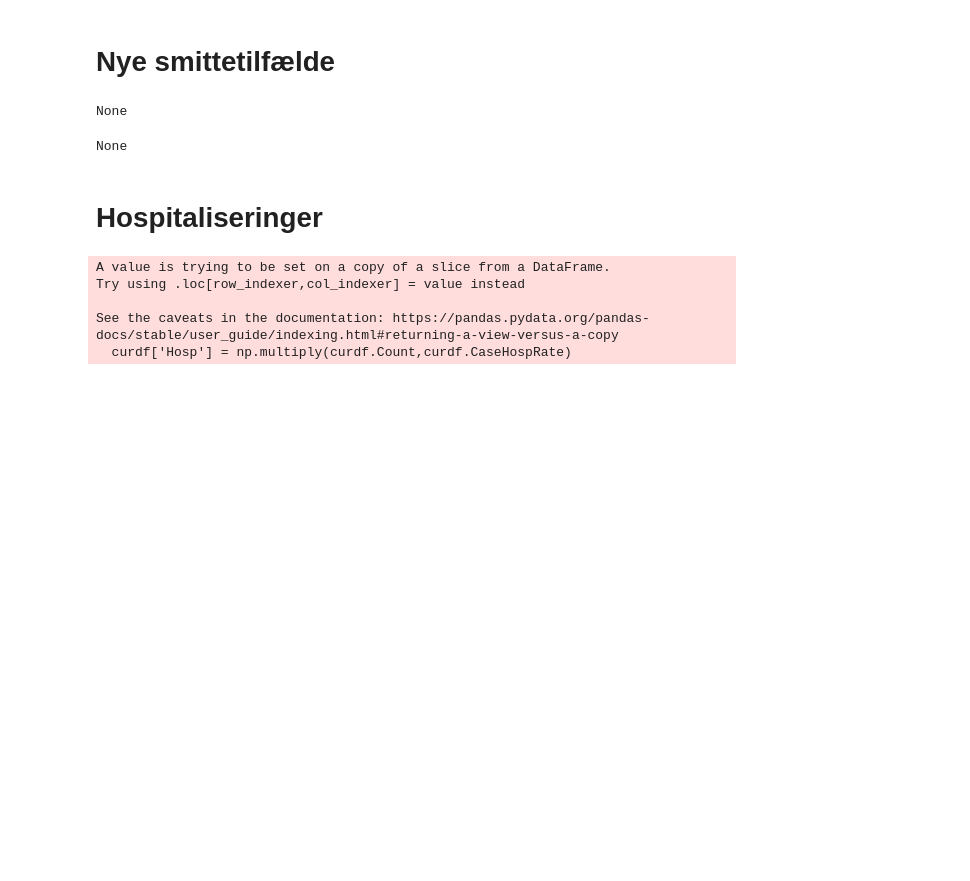
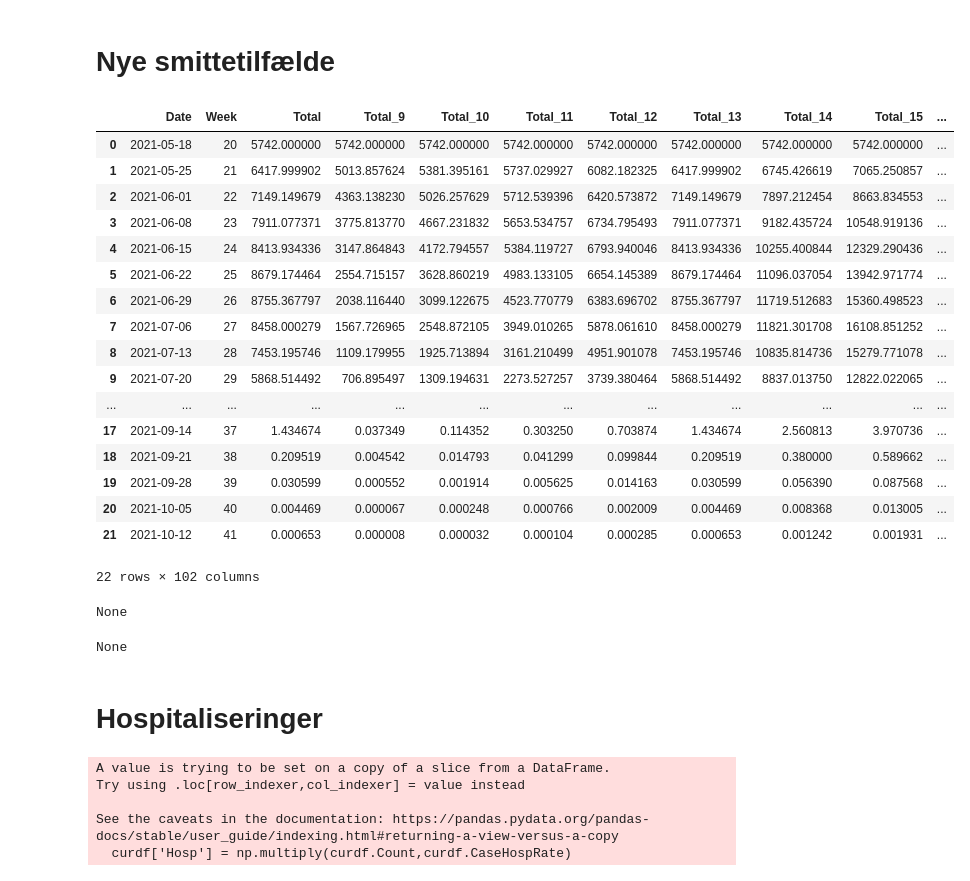
Before and after one commit to PandemiXcenter/PandemiX, a Jupyter notebook: DanskeData/bokeh/RT_fremskrivning_interaktiv.ipynb, the cells around one changed output. Saved outputs shown, nothing was run; the diff lists cells and outputs as text; code cells hidden in the pictures; blank space fills up the shorter version.

```diff
--- a/DanskeData/bokeh/RT_fremskrivning_interaktiv.ipynb
+++ b/DanskeData/bokeh/RT_fremskrivning_interaktiv.ipynb
@@ -167,6 +225,27 @@ for curAge in allAges:
 # casedf = casedf[casedf.Date <= np.datetime64('2021-09-01')]
 
 # casedf
+# %%
+casedf
+# %% [output]
+|  | Date | Week | Total | Total_9 | Total_10 | Total_11 | Total_12 | Total_13 | Total_14 | Total_15 | ... |
+| 0 | 2021-05-18 | 20 | 5742.000000 | 5742.000000 | 5742.000000 | 5742.000000 | 5742.000000 | 5742.000000 | 5742.000000 | 5742.000000 | ... |
+| 1 | 2021-05-25 | 21 | 6417.999902 | 5013.857624 | 5381.395161 | 5737.029927 | 6082.182325 | 6417.999902 | 6745.426619 | 7065.250857 | ... |
+| 2 | 2021-06-01 | 22 | 7149.149679 | 4363.138230 | 5026.257629 | 5712.539396 | 6420.573872 | 7149.149679 | 7897.212454 | 8663.834553 | ... |
+| 3 | 2021-06-08 | 23 | 7911.077371 | 3775.813770 | 4667.231832 | 5653.534757 | 6734.795493 | 7911.077371 | 9182.435724 | 10548.919136 | ... |
+| 4 | 2021-06-15 | 24 | 8413.934336 | 3147.864843 | 4172.794557 | 5384.119727 | 6793.940046 | 8413.934336 | 10255.400844 | 12329.290436 | ... |
+| 5 | 2021-06-22 | 25 | 8679.174464 | 2554.715157 | 3628.860219 | 4983.133105 | 6654.145389 | 8679.174464 | 11096.037054 | 13942.971774 | ... |
+| 6 | 2021-06-29 | 26 | 8755.367797 | 2038.116440 | 3099.122675 | 4523.770779 | 6383.696702 | 8755.367797 | 11719.512683 | 15360.498523 | ... |
+| 7 | 2021-07-06 | 27 | 8458.000279 | 1567.726965 | 2548.872105 | 3949.010265 | 5878.061610 | 8458.000279 | 11821.301708 | 16108.851252 | ... |
+| 8 | 2021-07-13 | 28 | 7453.195746 | 1109.179955 | 1925.713894 | 3161.210499 | 4951.901078 | 7453.195746 | 10835.814736 | 15279.771078 | ... |
+| 9 | 2021-07-20 | 29 | 5868.514492 | 706.895497 | 1309.194631 | 2273.527257 | 3739.380464 | 5868.514492 | 8837.013750 | 12822.022065 | ... |
+| ... | ... | ... | ... | ... | ... | ... | ... | ... | ... | ... | ... |
+| 17 | 2021-09-14 | 37 | 1.434674 | 0.037349 | 0.114352 | 0.303250 | 0.703874 | 1.434674 | 2.560813 | 3.970736 | ... |
+| 18 | 2021-09-21 | 38 | 0.209519 | 0.004542 | 0.014793 | 0.041299 | 0.099844 | 0.209519 | 0.380000 | 0.589662 | ... |
+| 19 | 2021-09-28 | 39 | 0.030599 | 0.000552 | 0.001914 | 0.005625 | 0.014163 | 0.030599 | 0.056390 | 0.087568 | ... |
+| 20 | 2021-10-05 | 40 | 0.004469 | 0.000067 | 0.000248 | 0.000766 | 0.002009 | 0.004469 | 0.008368 | 0.013005 | ... |
+| 21 | 2021-10-12 | 41 | 0.000653 | 0.000008 | 0.000032 | 0.000104 | 0.000285 | 0.000653 | 0.001242 | 0.001931 | ... |
+22 rows × 102 columns
 # %%
 
 # x = [x*0.005 for x in range(0, 201)]
```
Also changed, not shown: parts of 6 cells of this notebook, 2 other files.
